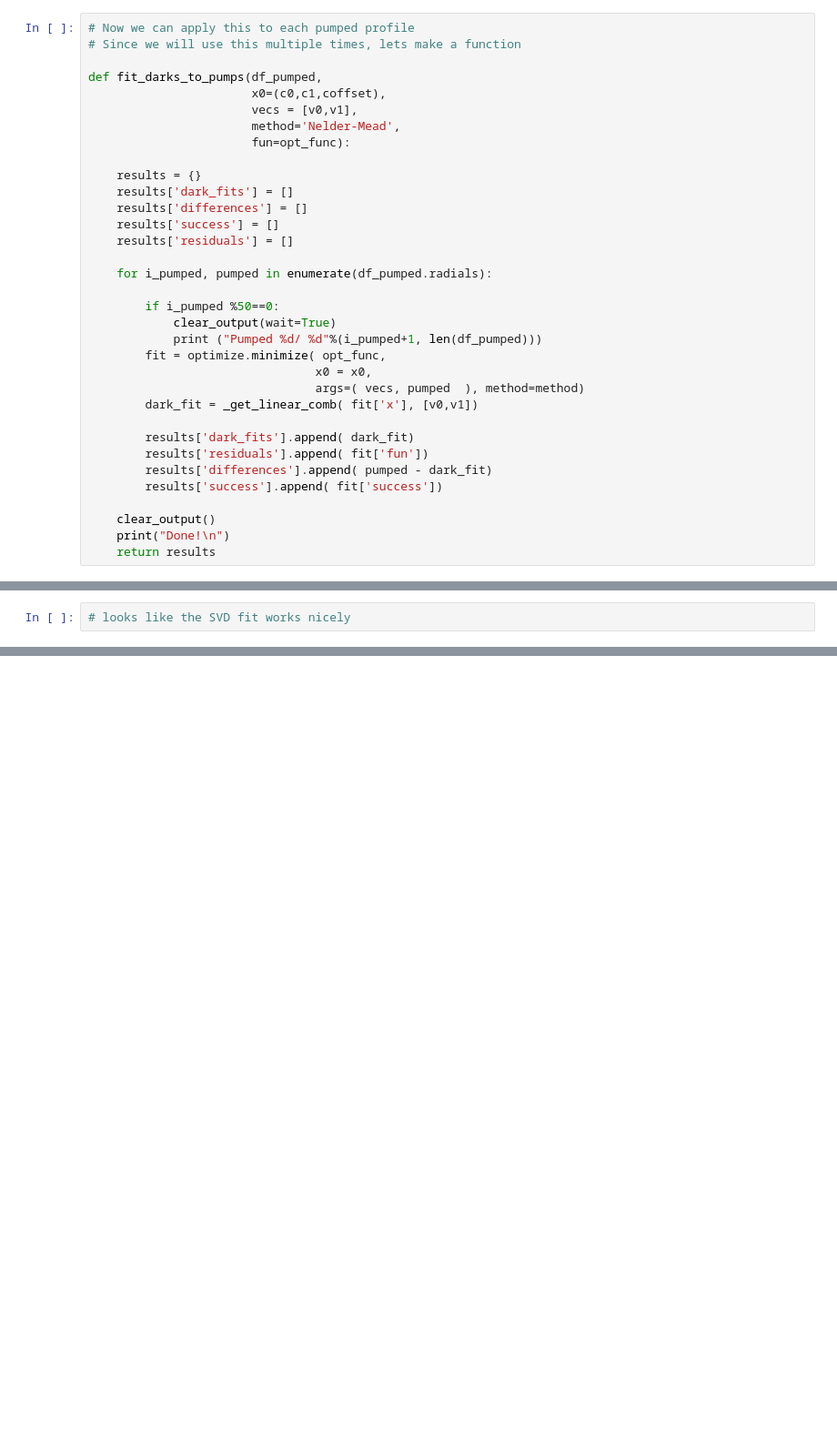
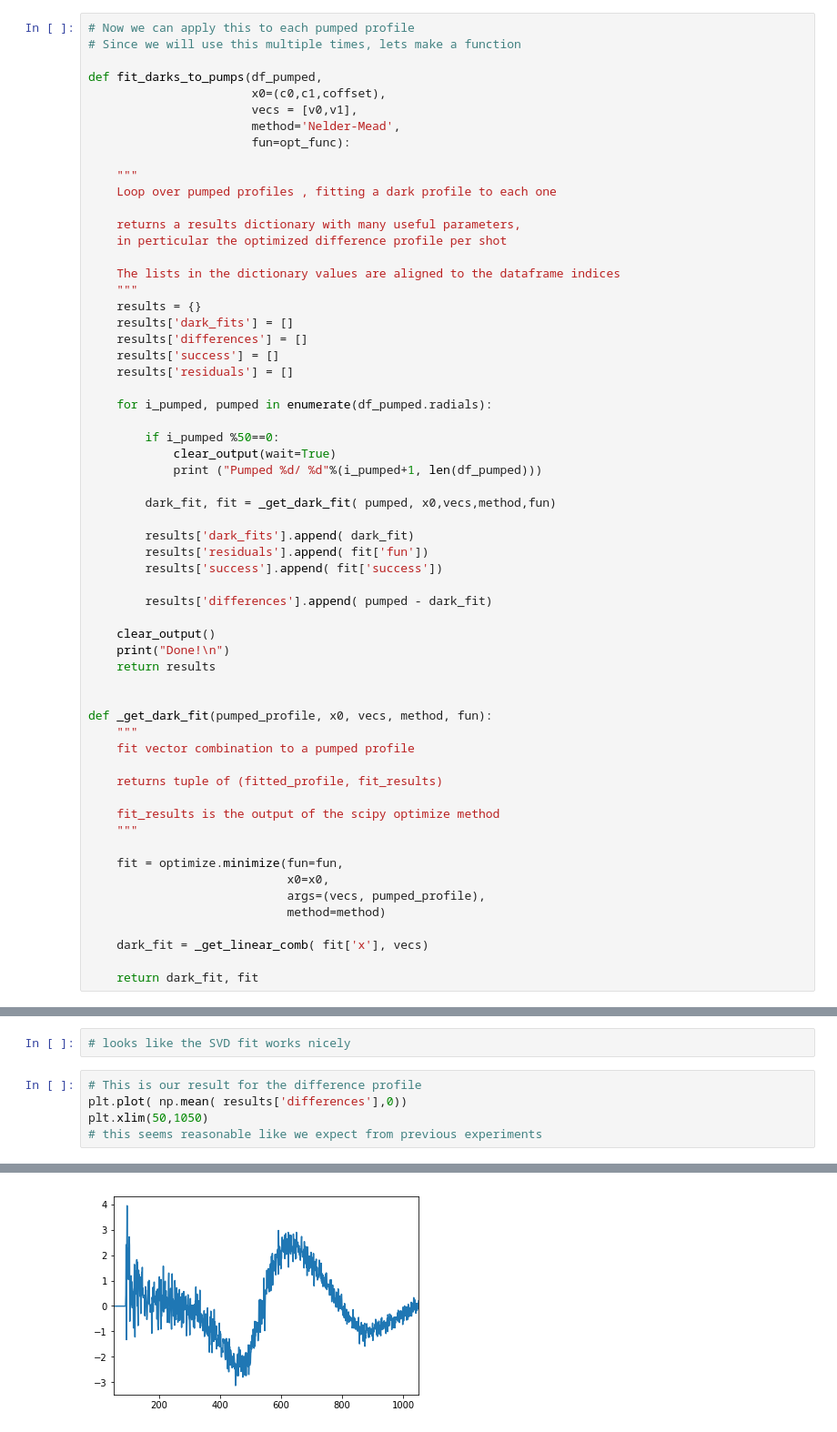
Before and after one commit to dermen/n0t3boox, a Jupyter notebook: sacla_radial_profile_analysis.ipynb, the cells around one changed output, grey strips where cells are left out. Shown: that part at 91% size. Saved outputs shown, nothing was run; the diff lists cells and outputs as text; blank space fills up the shorter version.

```diff
--- a/sacla_radial_profile_analysis.ipynb
+++ b/sacla_radial_profile_analysis.ipynb
@@ -244,6 +244,14 @@ def fit_darks_to_pumps(df_pumped,
                        method='Nelder-Mead',
                        fun=opt_func):
 
+    """
+    Loop over pumped profiles , fitting a dark profile to each one
+
+    returns a results dictionary with many useful parameters,
+    in perticular the optimized difference profile per shot
+
+    The lists in the dictionary values are aligned to the dataframe indices
+    """
     results = {}
     results['dark_fits'] = []
     results['differences'] = []
@@ -255,19 +263,37 @@ def fit_darks_to_pumps(df_pumped,
         if i_pumped %50==0:
             clear_output(wait=True)
             print ("Pumped %d/ %d"%(i_pumped+1, len(df_pumped)))
-        fit = optimize.minimize( opt_func,
-                                x0 = x0,
-                                args=( vecs, pumped  ), method=method)
-        dark_fit = _get_linear_comb( fit['x'], [v0,v1])
+
+        dark_fit, fit = _get_dark_fit( pumped, x0,vecs,method,fun)
 
         results['dark_fits'].append( dark_fit)
         results['residuals'].append( fit['fun'])
+        results['success'].append( fit['success'])
+
         results['differences'].append( pumped - dark_fit)
-        results['success'].append( fit['success'])
 
     clear_output()
     print("Done!\n")
     return results
+
+
+def _get_dark_fit(pumped_profile, x0, vecs, method, fun):
+    """
+    fit vector combination to a pumped profile
+
+    returns tuple of (fitted_profile, fit_results)
+
+    fit_results is the output of the scipy optimize method
+    """
+
+    fit = optimize.minimize(fun=fun,
+                            x0=x0,
+                            args=(vecs, pumped_profile),
+                            method=method)
+
+    dark_fit = _get_linear_comb( fit['x'], vecs)
+
+    return dark_fit, fit
 # %%
 results = fit_darks_to_pumps(df_pumped_2ps)
 # %% [output]
@@ -299,3 +325,9 @@ plt.xlim(50,1050)
 [figure]
 # %%
 # looks like the SVD fit works nicely
+# %%
+# This is our result for the difference profile
+plt.plot( np.mean( results['differences'],0))
+plt.xlim(50,1050)
+# this seems reasonable like we expect from previous experiments
+# %% [output]
@@ -301,0 +335 @@ plt.xlim(50,1050)
+[figure, added]
```
Also changed, not shown: parts of 3 cells of this notebook, 1 other file.
